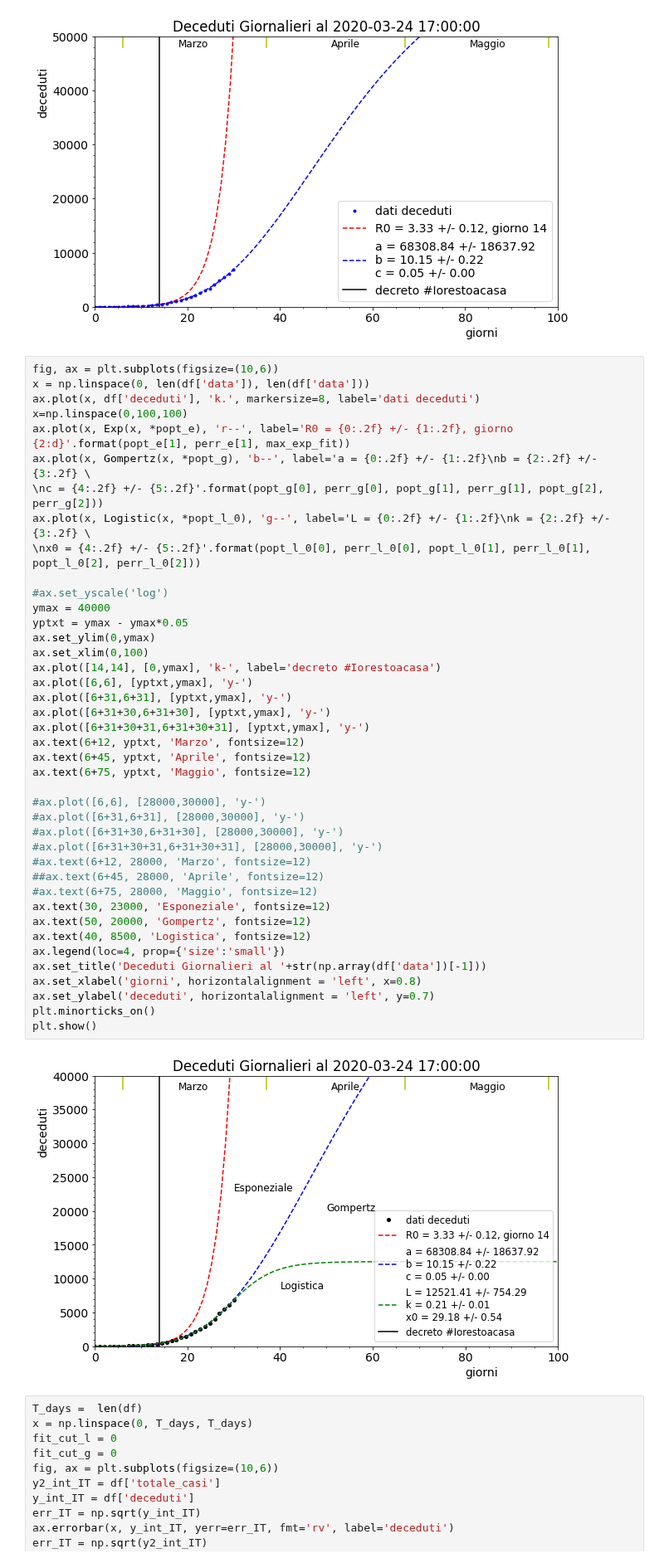
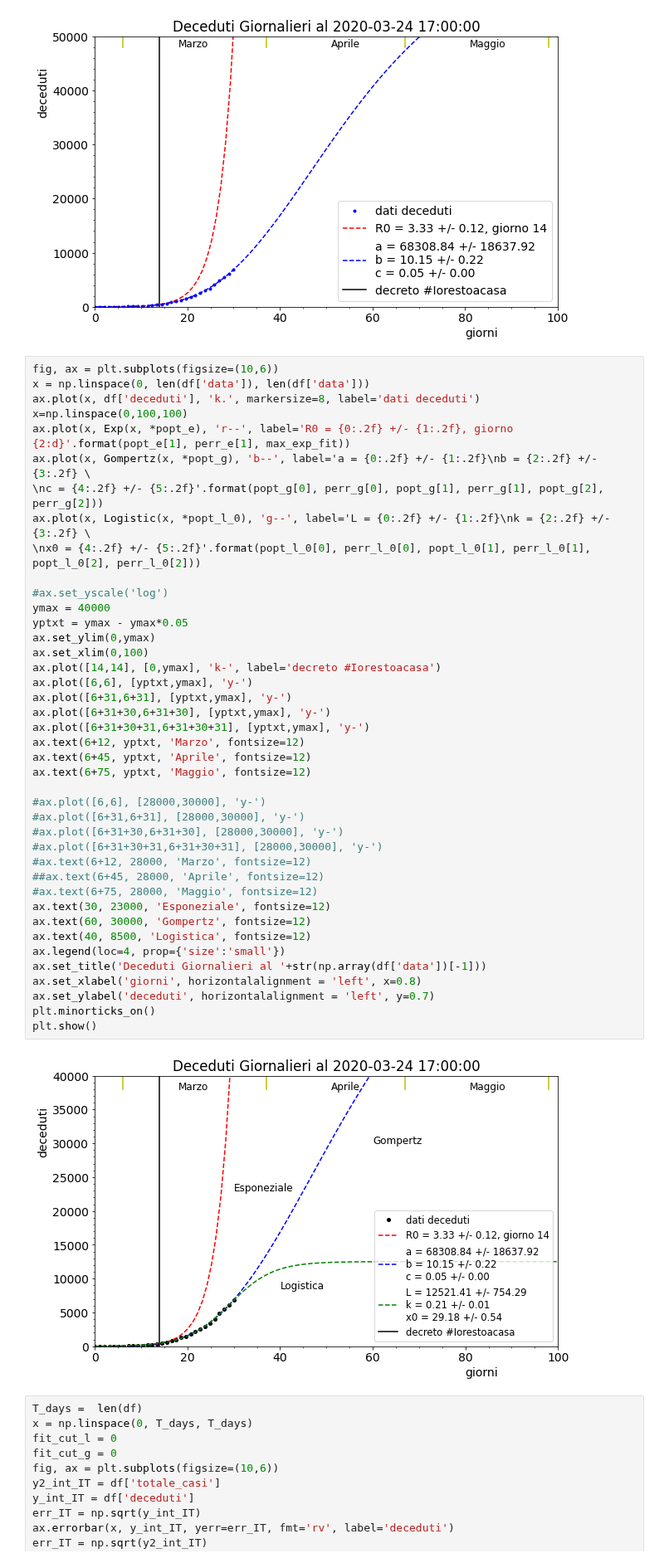
Before and after one commit to lorenzopaolucci/studenti, a Jupyter notebook: covid19.ipynb, the cells around one changed output. Shown at 83% size. Cells and saved outputs as stored; diff of their text form.

```diff
--- a/covid19.ipynb
+++ b/covid19.ipynb
@@ -184,35 +181,35 @@ ax.plot(x, Logistic(x, *popt_l_0), 'g--', label='L = {0:.2f} +/- {1:.2f}\nk = {2
 #ax.set_yscale('log')
 ymax = 40000
 yptxt = ymax - ymax*0.05
 ax.set_ylim(0,ymax)
 ax.set_xlim(0,100)
 ax.plot([14,14], [0,ymax], 'k-', label='decreto #Iorestoacasa')
 ax.plot([6,6], [yptxt,ymax], 'y-')
 ax.plot([6+31,6+31], [yptxt,ymax], 'y-')
 ax.plot([6+31+30,6+31+30], [yptxt,ymax], 'y-')
 ax.plot([6+31+30+31,6+31+30+31], [yptxt,ymax], 'y-')
 ax.text(6+12, yptxt, 'Marzo', fontsize=12)
 ax.text(6+45, yptxt, 'Aprile', fontsize=12)
 ax.text(6+75, yptxt, 'Maggio', fontsize=12)
 
 #ax.plot([6,6], [28000,30000], 'y-')
 #ax.plot([6+31,6+31], [28000,30000], 'y-')
 #ax.plot([6+31+30,6+31+30], [28000,30000], 'y-')
 #ax.plot([6+31+30+31,6+31+30+31], [28000,30000], 'y-')
 #ax.text(6+12, 28000, 'Marzo', fontsize=12)
 ##ax.text(6+45, 28000, 'Aprile', fontsize=12)
 #ax.text(6+75, 28000, 'Maggio', fontsize=12)
 ax.text(30, 23000, 'Esponeziale', fontsize=12)
-ax.text(50, 20000, 'Gompertz', fontsize=12)
+ax.text(60, 30000, 'Gompertz', fontsize=12)
 ax.text(40, 8500, 'Logistica', fontsize=12)
 ax.legend(loc=4, prop={'size':'small'})
 ax.set_title('Deceduti Giornalieri al '+str(np.array(df['data'])[-1]))
 ax.set_xlabel('giorni', horizontalalignment = 'left', x=0.8)
 ax.set_ylabel('deceduti', horizontalalignment = 'left', y=0.7)
 plt.minorticks_on()
 plt.show()
 # %% [output]
-[figure, old version]
+[figure, new version]
 # %%
 T_days =  len(df)
 x = np.linspace(0, T_days, T_days)
```
Also changed, not shown: parts of 13 cells of this notebook.
